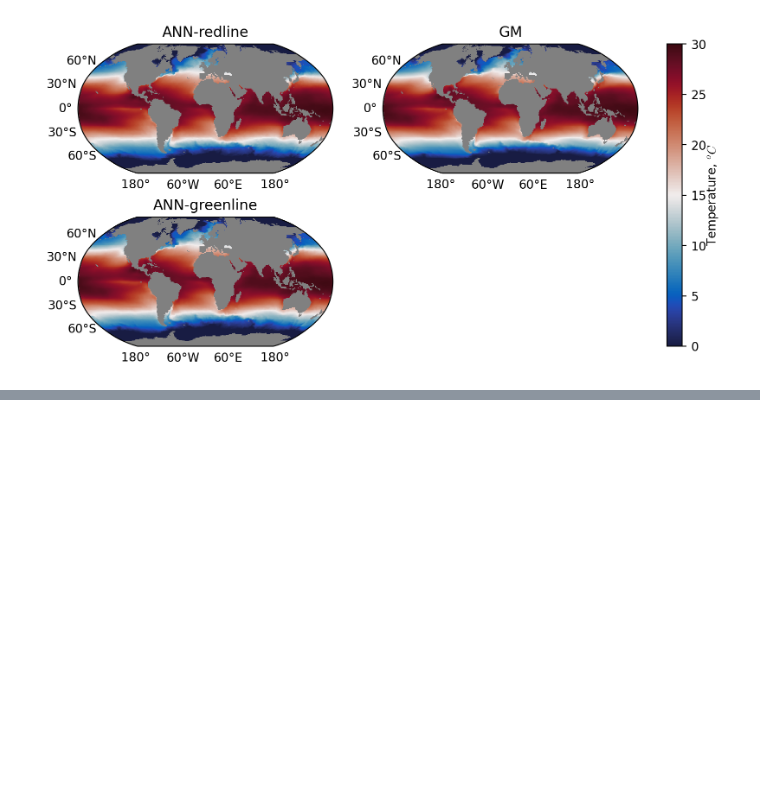
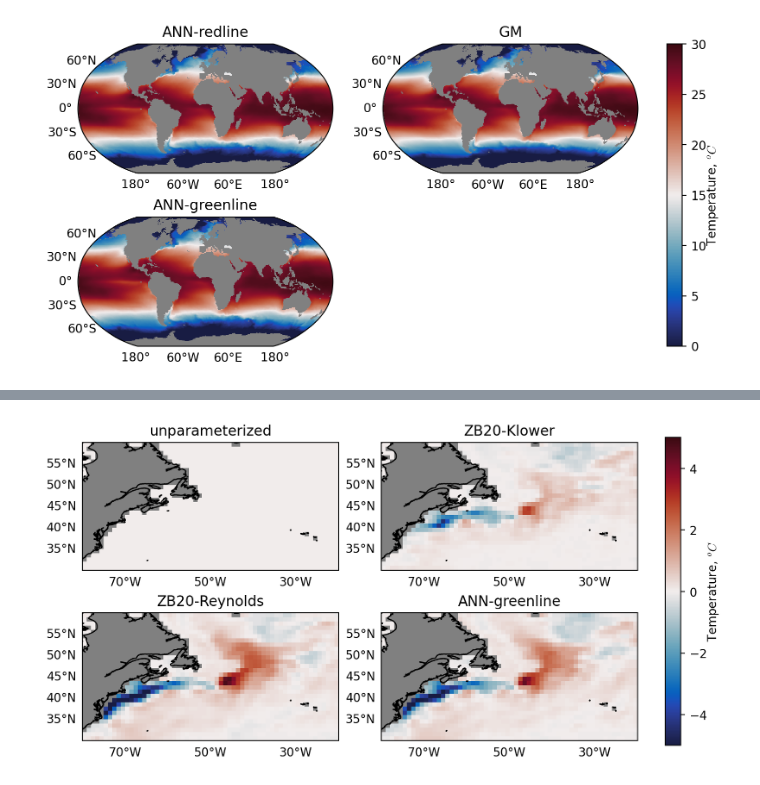
Before and after one commit to m2lines/Analysis-of-global-ocean-simulations-OM4, a Jupyter notebook: notebooks/01-metrics.ipynb, the cells around one changed output, grey strips where cells are left out. Cells and saved outputs as stored; diff of their text form; code cells hidden in the pictures; blank space fills up the shorter version.

```diff
--- a/notebooks/01-metrics.ipynb
+++ b/notebooks/01-metrics.ipynb
@@ -52,0 +60,4 @@ Wall time: 202 ms
+# %%
+%time ds.plot_temp(['unparameterized', 'ZB20-Klower', 'ZB20-Reynolds', 'ANN-greenline'], zl=0, select=select_Gulf_Juricke, \
+                   plot_type = 'response')
+# %% [output]
@@ -52,0 +66 @@ Wall time: 202 ms
+[figure, added]
```
Also changed, not shown: parts of 3 cells of this notebook, 1 other file.
